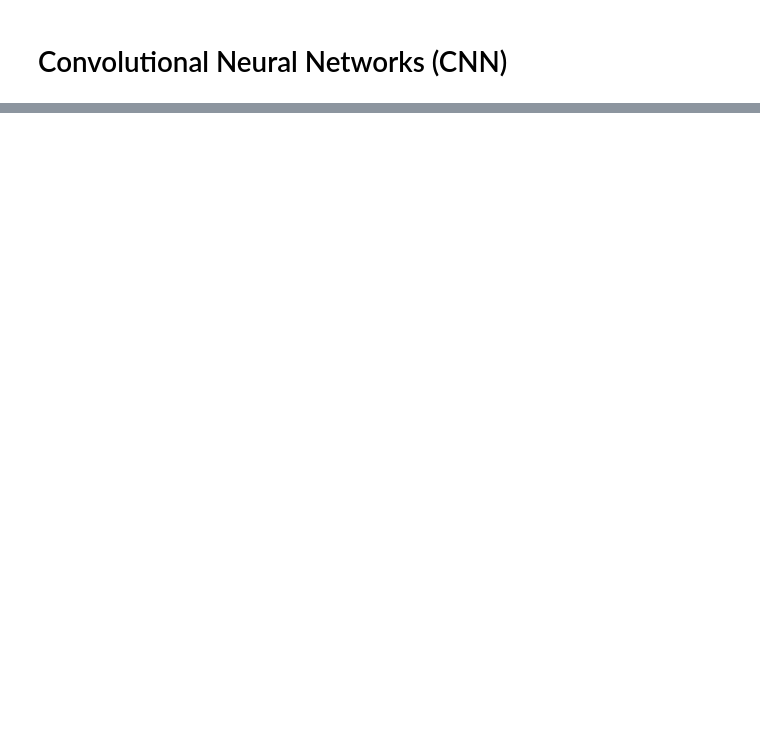
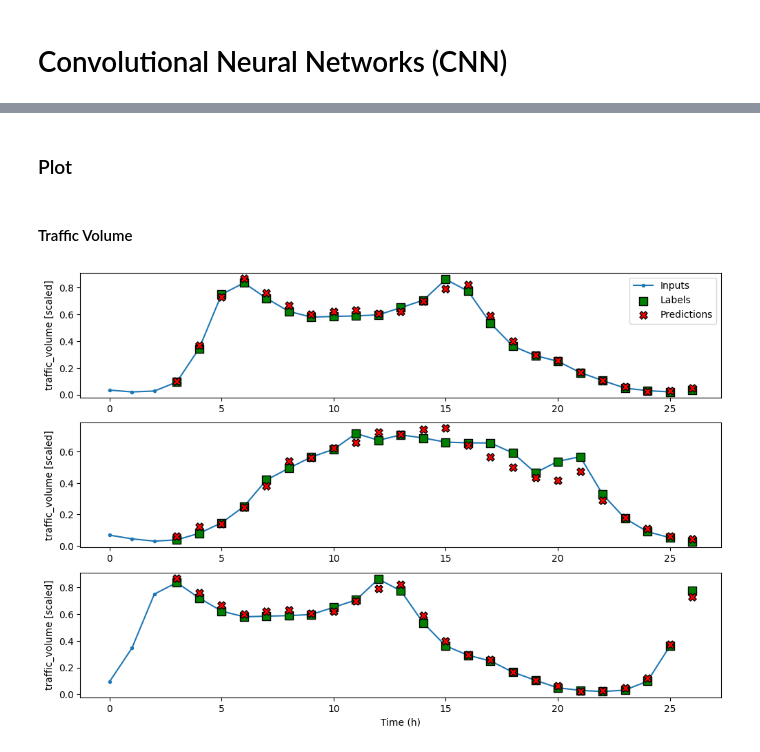
Before and after one commit to dewaalaw/dsprojects, a Jupyter notebook: traffic-flow-forecast/src/traffic_flow_forecasting_part_2.ipynb, the cells around one changed output, grey strips where cells are left out. Cells and saved outputs as stored; diff of their text form; code cells hidden in the pictures; blank space fills up the shorter version.

```diff
--- a/traffic-flow-forecast/src/traffic_flow_forecasting_part_2.ipynb
+++ b/traffic-flow-forecast/src/traffic_flow_forecasting_part_2.ipynb
@@ -463,0 +568,21 @@ plt.savefig(f'{images_dir}/compare_multi_output_models', dpi=300)
+# %%
+KERNEL_WIDTH = 3
+LABEL_WIDTH = 24
+INUT_WIDTH = LABEL_WIDTH + KERNEL_WIDTH - 1
+
+wide_mo_conv_window = DataWindow(input_width=INPUT_WIDTH, label_width=LABEL_WIDTH,
+                                 shift=1, label_columns=['temp', 'traffic_volume'])
+
+mo_cnn_model = Sequential([
+    Conv1D(filters=32, kernel_size=(KERNEL_WIDTH,), activation='relu'),
+    Dense(units=32, activation='relu'),
+    Dense(units=2)
+])
+
+history = compile_and_fit(mo_cnn_model, wide_mo_conv_window)
+
+mo_val_performance = {}
+mo_performance= {}
+
+mo_val_performance['CNN'] = mo_cnn_model.evaluate(wide_mo_conv_window.val)
+mo_performance['CNN'] = mo_cnn_model.evaluate(wide_mo_conv_window.test, verbose=0)
@@ -463,0 +611,8 @@ plt.savefig(f'{images_dir}/compare_multi_output_models', dpi=300)
+# %% [markdown]
+### Plot
+# %% [markdown]
+#### Traffic Volume
+# %%
+wide_mo_conv_window.plot(mo_cnn_model)
+# %% [output]
+[figure, added]
```
Also changed, not shown: parts of 38 cells of this notebook.
